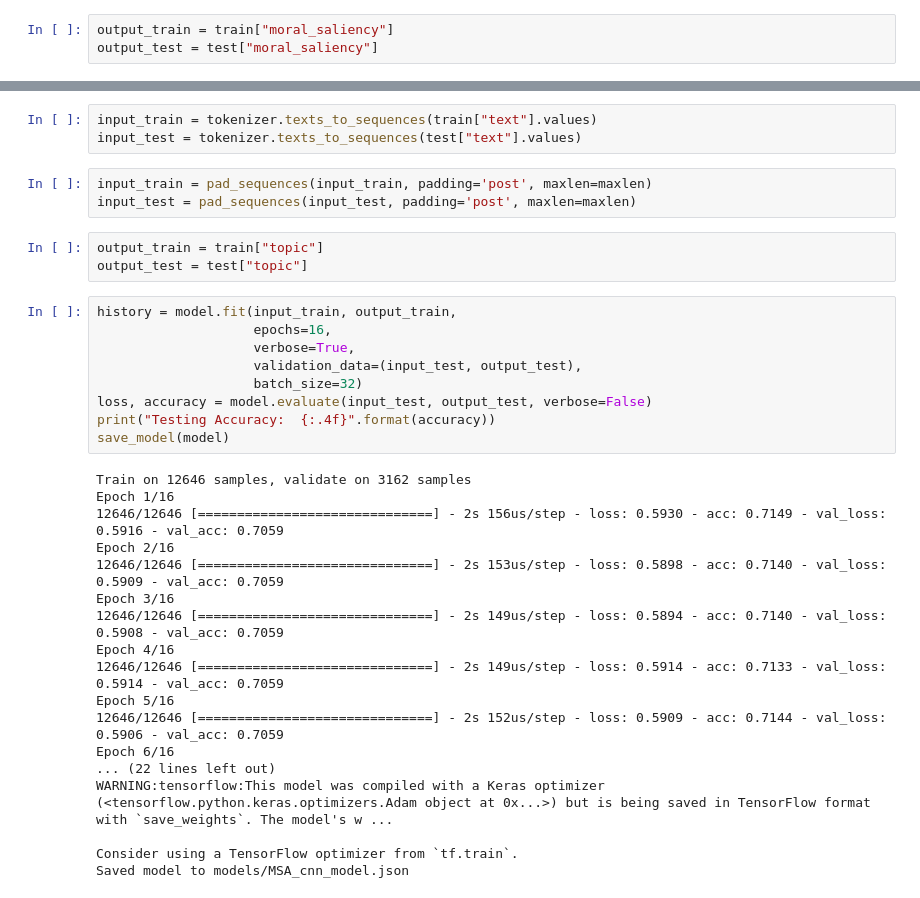
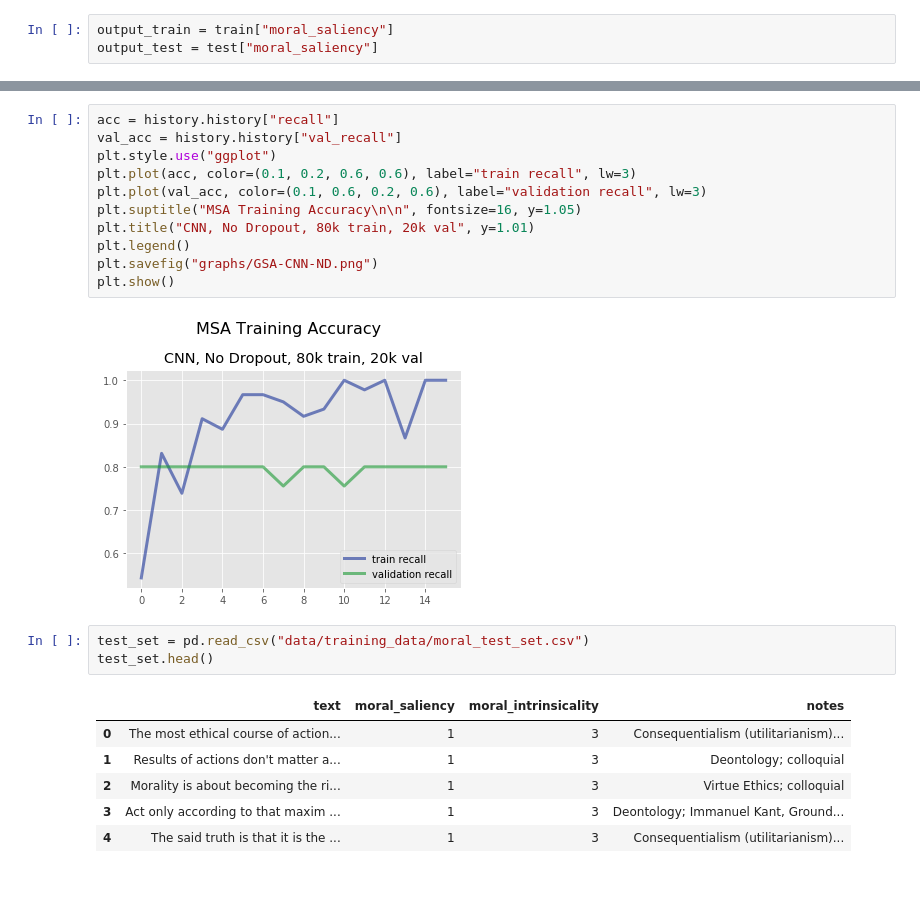
Before and after one commit to wlifferth/msc, a Jupyter notebook: MoralSentimentAnalysisCNN.ipynb, the cells around one changed output, grey strips where cells are left out. Drawn from its saved outputs; the diff is of its cells as text.

```diff
--- a/MoralSentimentAnalysisCNN.ipynb
+++ b/MoralSentimentAnalysisCNN.ipynb
@@ -262,36 +182,23 @@ test len:  3162
-# %%
-input_train = tokenizer.texts_to_sequences(train["text"].values)
-input_test = tokenizer.texts_to_sequences(test["text"].values)
-# %%
-input_train = pad_sequences(input_train, padding='post', maxlen=maxlen)
-input_test = pad_sequences(input_test, padding='post', maxlen=maxlen)
-# %%
-output_train = train["topic"]
-output_test = test["topic"]
-# %%
-history = model.fit(input_train, output_train,
-                    epochs=16,
-                    verbose=True,
-                    validation_data=(input_test, output_test),
-                    batch_size=32)
-loss, accuracy = model.evaluate(input_test, output_test, verbose=False)
-print("Testing Accuracy:  {:.4f}".format(accuracy))
-save_model(model)
-# %% [output]
-Train on 12646 samples, validate on 3162 samples
-Epoch 1/16
-12646/12646 [==============================] - 2s 156us/step - loss: 0.5930 - acc: 0.7149 - val_loss: 0.5916 - val_acc: 0.7059
-Epoch 2/16
-12646/12646 [==============================] - 2s 153us/step - loss: 0.5898 - acc: 0.7140 - val_loss: 0.5909 - val_acc: 0.7059
-Epoch 3/16
-12646/12646 [==============================] - 2s 149us/step - loss: 0.5894 - acc: 0.7140 - val_loss: 0.5908 - val_acc: 0.7059
-Epoch 4/16
-12646/12646 [==============================] - 2s 149us/step - loss: 0.5914 - acc: 0.7133 - val_loss: 0.5914 - val_acc: 0.7059
-Epoch 5/16
-12646/12646 [==============================] - 2s 152us/step - loss: 0.5909 - acc: 0.7144 - val_loss: 0.5906 - val_acc: 0.7059
-Epoch 6/16
-... (22 lines left out)
-WARNING:tensorflow:This model was compiled with a Keras optimizer (<tensorflow.python.keras.optimizers.Adam object at 0x...>) but is being saved in TensorFlow format with `save_weights`. The model's w ...
-
-Consider using a TensorFlow optimizer from `tf.train`.
-Saved model to models/MSA_cnn_model.json
+# %%
+acc = history.history["recall"]
+val_acc = history.history["val_recall"]
+plt.style.use("ggplot")
+plt.plot(acc, color=(0.1, 0.2, 0.6, 0.6), label="train recall", lw=3)
+plt.plot(val_acc, color=(0.1, 0.6, 0.2, 0.6), label="validation recall", lw=3)
+plt.suptitle("MSA Training Accuracy\n\n", fontsize=16, y=1.05)
+plt.title("CNN, No Dropout, 80k train, 20k val", y=1.01)
+plt.legend()
+plt.savefig("graphs/GSA-CNN-ND.png")
+plt.show()
+# %% [output]
+[figure, added]
+# %%
+test_set = pd.read_csv("data/training_data/moral_test_set.csv")
+test_set.head()
+# %% [output]
+|  | text | moral_saliency | moral_intrinsicality | notes |
+| 0 | The most ethical course of action... | 1 | 3 | Consequentialism (utilitarianism)... |
+| 1 | Results of actions don't matter a... | 1 | 3 | Deontology; colloquial |
+| 2 | Morality is about becoming the ri... | 1 | 3 | Virtue Ethics; colloquial |
+| 3 | Act only according to that maxim ... | 1 | 3 | Deontology; Immanuel Kant, Ground... |
+| 4 | The said truth is that it is the ... | 1 | 3 | Consequentialism (utilitarianism)... |
```
Also changed, not shown: parts of 29 cells of this notebook, 2 other files.
